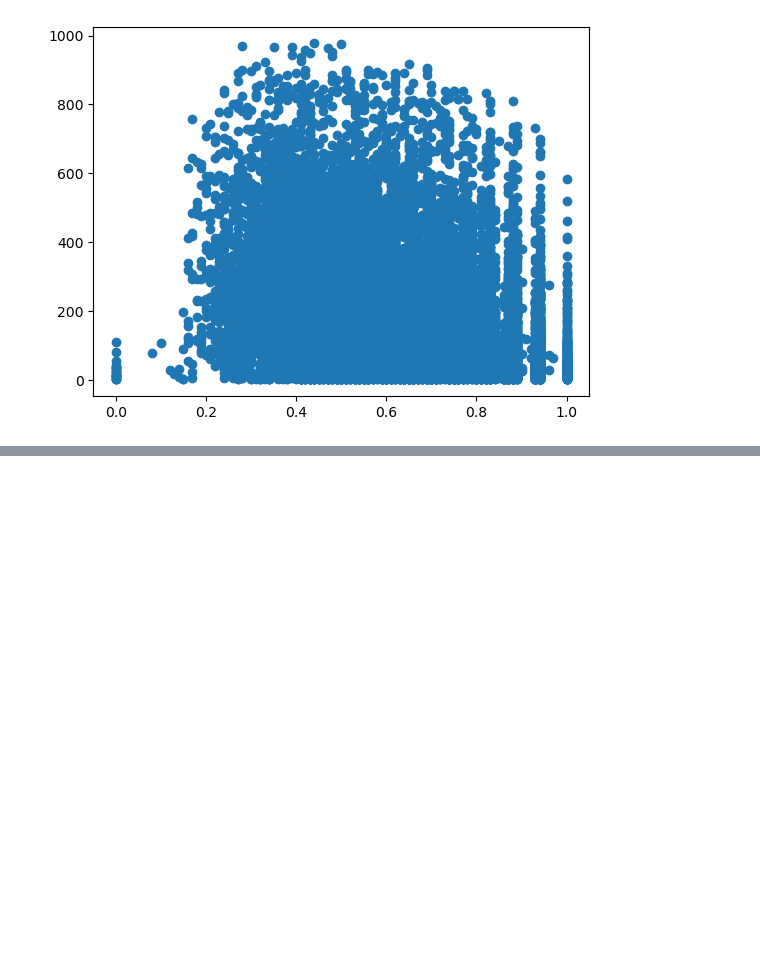
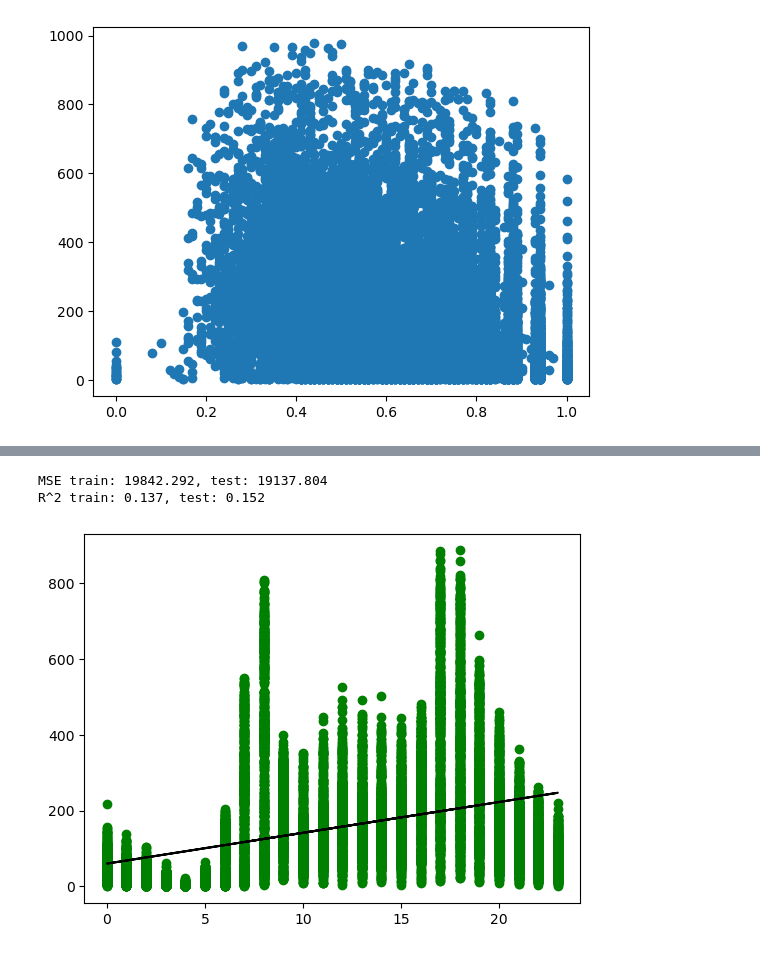
Before and after one commit to cdb8675309/Sprint-1, a Jupyter notebook: P3_S1.ipynb, the cells around one changed output, grey strips where cells are left out. Cells and saved outputs as stored; diff of their text form; code cells hidden in the pictures; blank space fills up the shorter version.

```diff
--- a/P3_S1.ipynb
+++ b/P3_S1.ipynb
@@ -1012,0 +1026,44 @@ R^2 train: 0.102, test: 0.115
+# %%
+# Works simple linear regression for time of day for registered, with rsquared and MSE
+import numpy as np
+from sklearn.linear_model import LinearRegression
+from sklearn.pipeline import make_pipeline
+import pandas as pd
+from sklearn.model_selection import train_test_split
+from matplotlib import pyplot as plt
+from sklearn.metrics import r2_score
+from sklearn.metrics import mean_absolute_error, mean_squared_error
+
+
+X = np.array(cabi_hr['hr']).reshape((-1, 1))
+y = cabi_hr['registered']
+x_train, x_test, y_train, y_test = train_test_split(
+    X, y, test_size=0.2, random_state=10)
+
+# Fit a pipeline using Training dataset and related labels
+#
+pipeline = make_pipeline(LinearRegression())
+pipeline.fit(x_train, y_train)
+#
+# Calculate the predicted value for training and test dataset
+#
+y_train_pred = pipeline.predict(x_train)
+y_test_pred = pipeline.predict(x_test)
+#
+# Mean Squared Error
+#
+print('MSE train: %.3f, test: %.3f' % (mean_squared_error(
+    y_train, y_train_pred), mean_squared_error(y_test, y_test_pred)))
+#
+# R-Squared
+#
+print('R^2 train: %.3f, test: %.3f' %
+      (r2_score(y_train, y_train_pred), r2_score(y_test, y_test_pred)))
+plt.scatter(x_train, y_train,color='g')
+plt.plot(x_test, y_test_pred,color='k')
+
+plt.show()
+# %% [output]
+MSE train: 19842.292, test: 19137.804
+R^2 train: 0.137, test: 0.152
+[figure, added]
```
Also changed, not shown: parts of 7 cells of this notebook.
